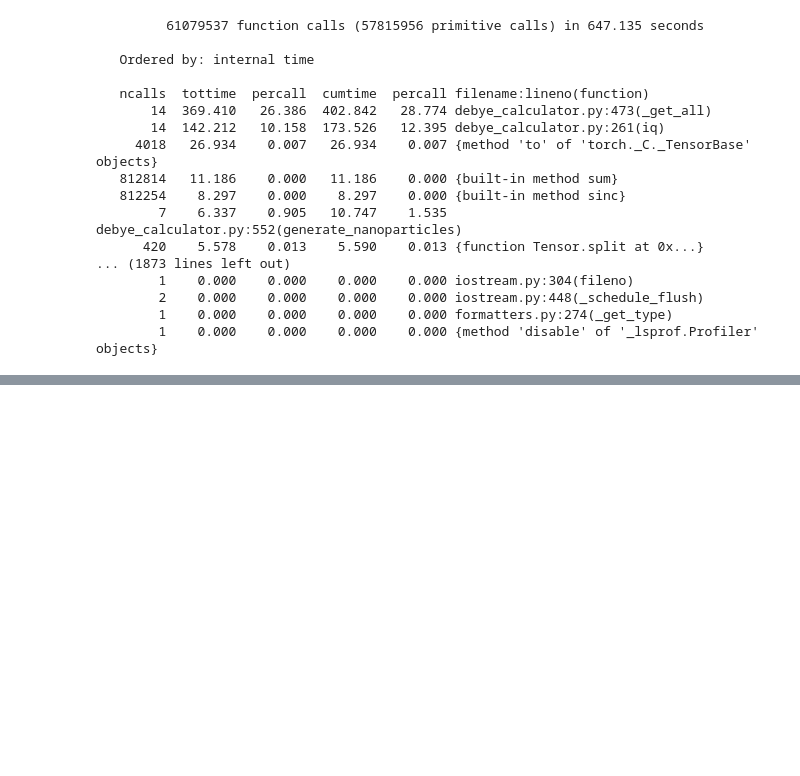
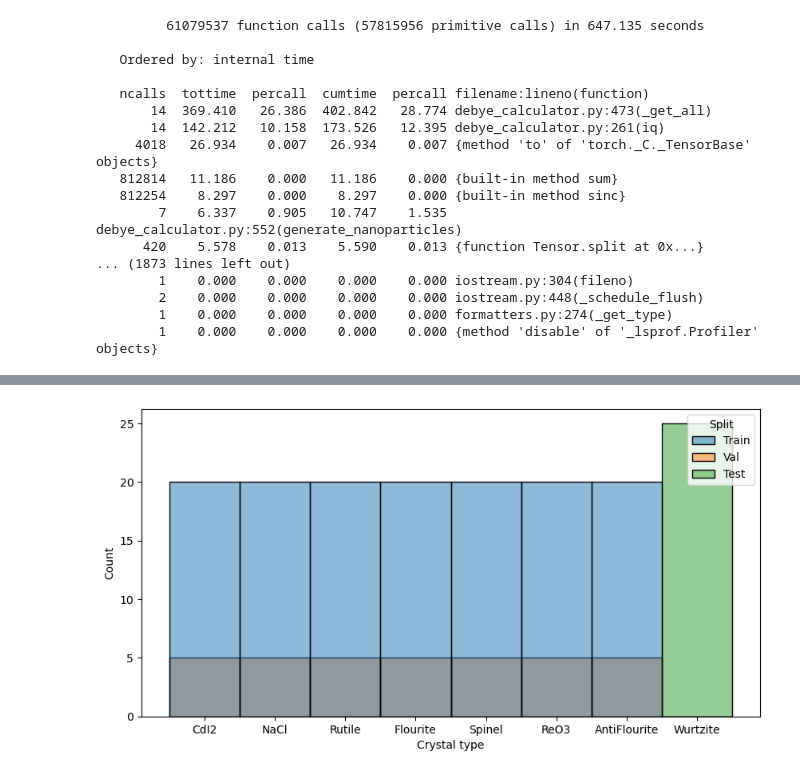
Before and after one commit to UlrikFriisJensen/CHILI, a Jupyter notebook: functionTesting.ipynb, the cells around one changed output, grey strips where cells are left out. Drawn from its saved outputs; the diff is of its cells as text; code cells hidden in the pictures; blank space fills up the shorter version.

```diff
--- a/functionTesting.ipynb
+++ b/functionTesting.ipynb
@@ -109,3 +125,9 @@ test.get_statistics(return_dataframe=True)
+# %%
+plt.figure(figsize=(10,5))
+sns.histplot(data=stats, x='Crystal type', hue='Split')
+plt.show()
+# %% [output]
+[figure, added]
 # %%
 import Code.cifCleaning as cc
 import pandas as pd
```
Also changed, not shown: parts of 9 cells of this notebook, 1 other file.
